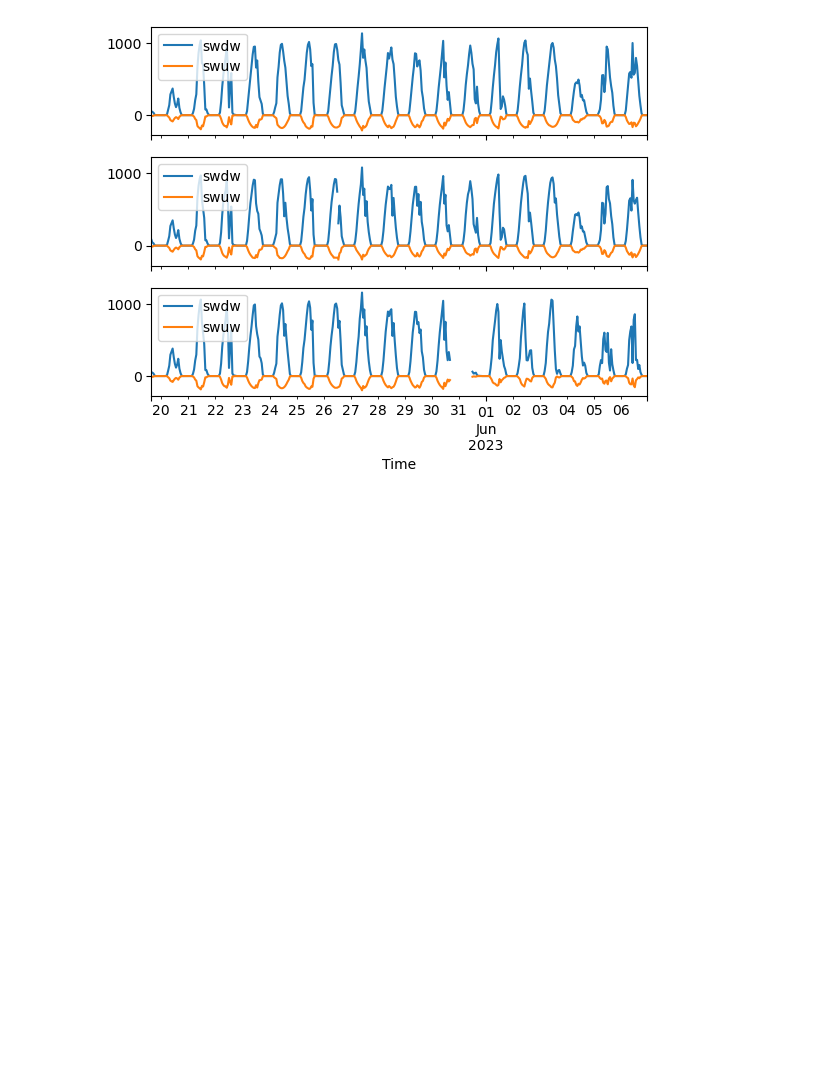
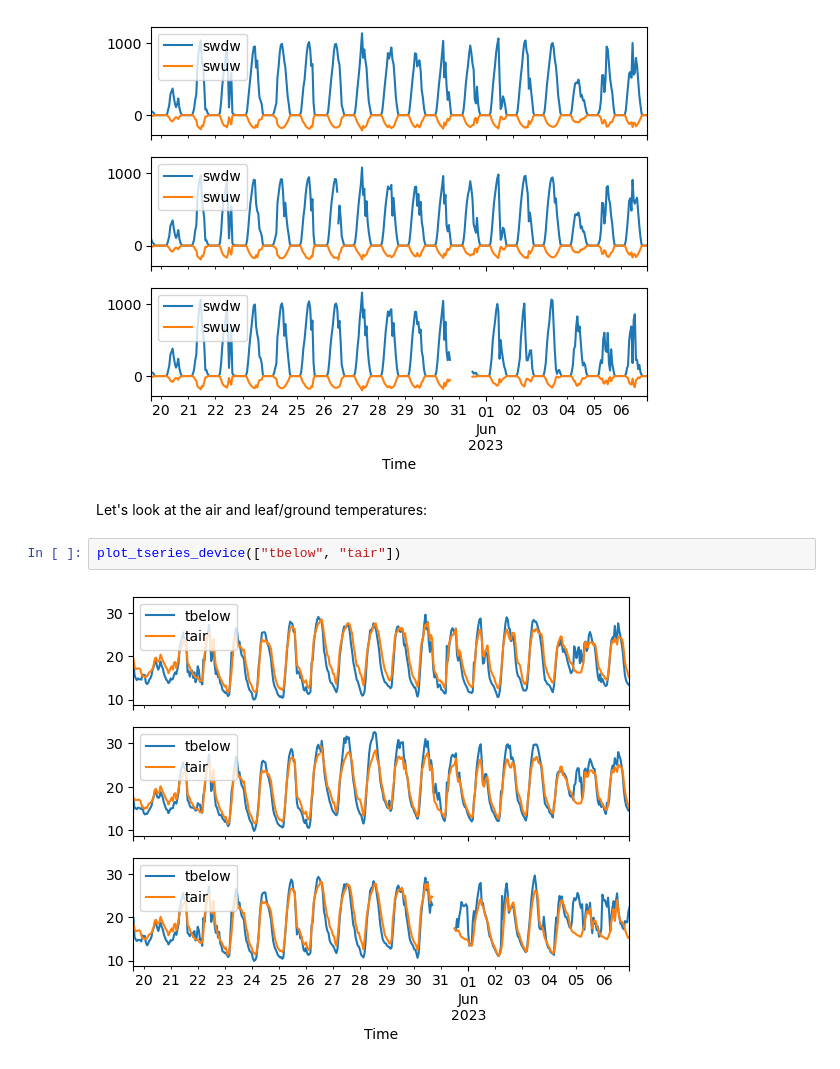
Before and after one commit to jgomezdans/arable_api, a Jupyter notebook: docs/arable.ipynb, the cells around one changed output. Cells and saved outputs as stored; diff of their text form; blank space fills up the shorter version.

```diff
--- a/docs/arable.ipynb
+++ b/docs/arable.ipynb
@@ -91,3 +91,9 @@ Now, let's see shortwave upwelling and downwelling radiation over time:
 plot_tseries_device(["swdw", "swuw"])
 # %% [output]
 [figure]
+# %% [markdown]
+Let's look at the air and leaf/ground temperatures:
+# %%
+plot_tseries_device(["tbelow", "tair"])
+# %% [output]
+[figure, added]
```
